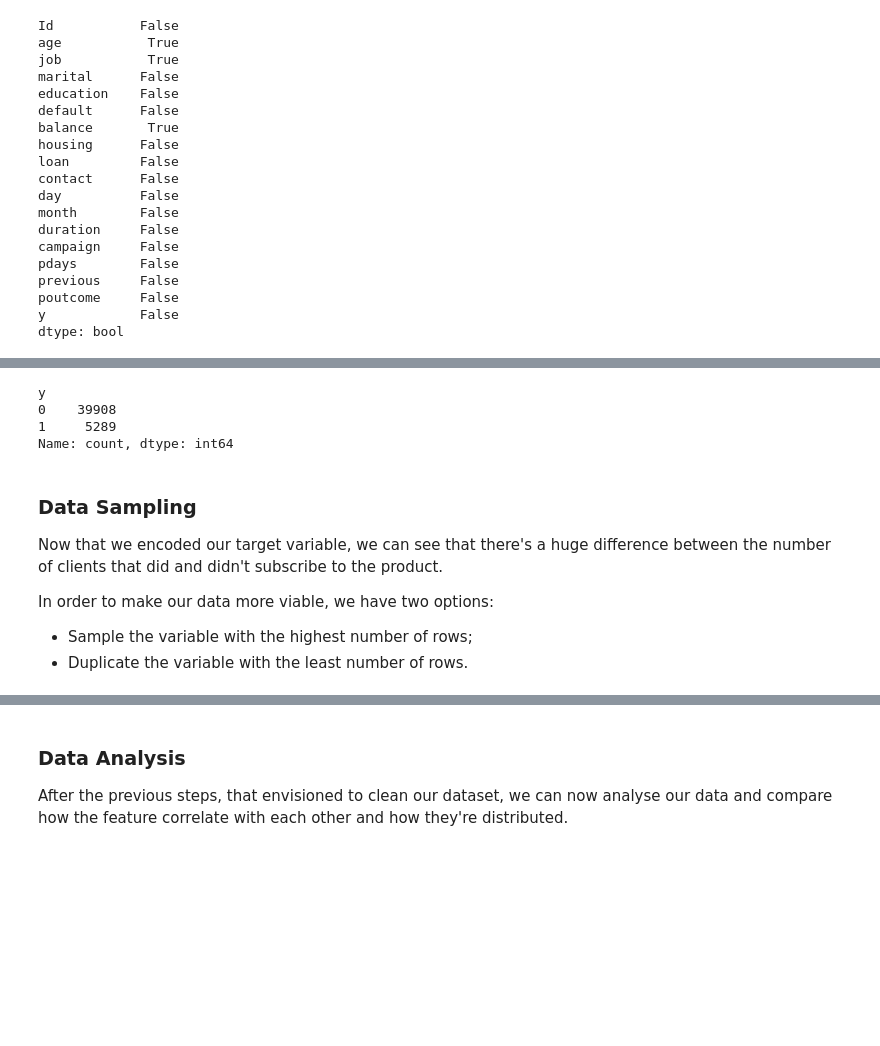
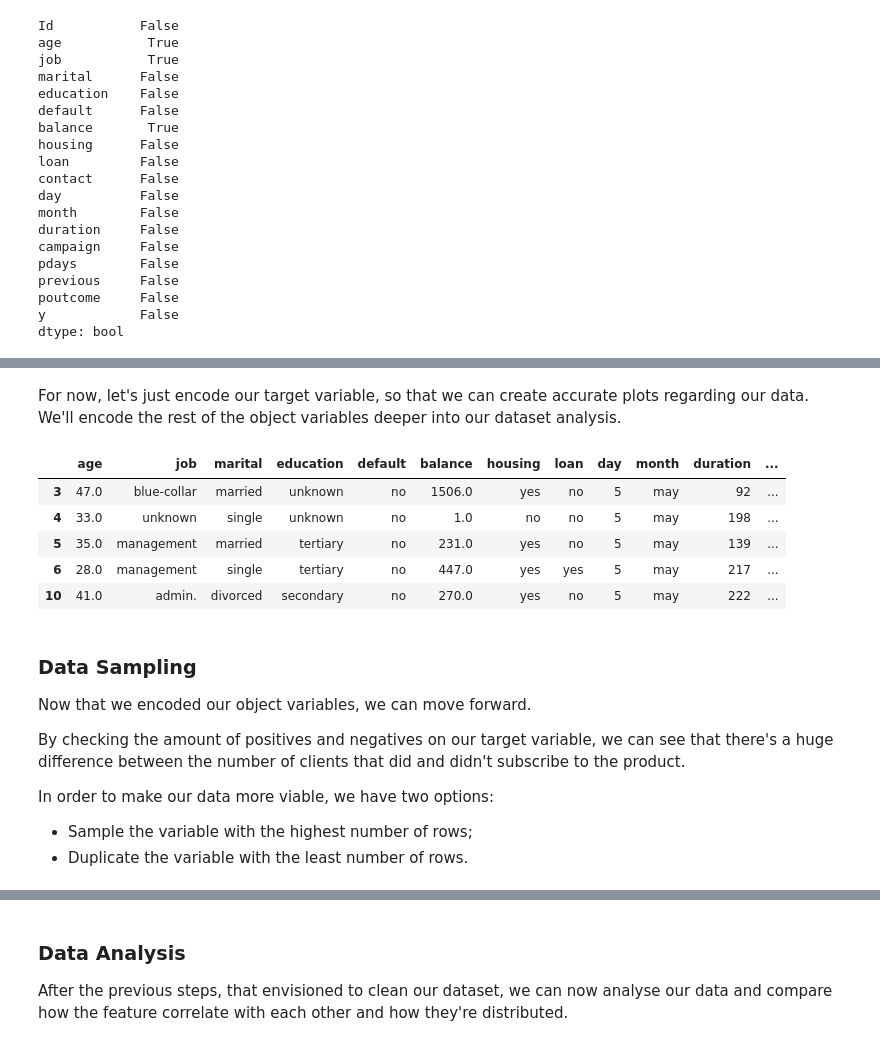
Before and after one commit to goncalo2k/FEUP-BANKRUPT, a Jupyter notebook: src/Bankrupt.ipynb, the cells around one changed output, grey strips where cells are left out. Saved outputs shown, nothing was run; the diff lists cells and outputs as text; code cells hidden in the pictures; blank space fills up the shorter version.

```diff
--- a/src/Bankrupt.ipynb
+++ b/src/Bankrupt.ipynb
@@ -82,18 +144,24 @@ We now need to encode our target variable in order to make it usable in our mode
+# %% [markdown]
+For now, let's just encode our target variable, so that we can create accurate plots regarding our data. We'll encode the rest of the object variables deeper into our dataset analysis.
 # %%
 encoder = LabelEncoder()
 
 df['y'] = encoder.fit_transform(df['y'])
+
 df.head()
-df['y'].value_counts()
 # %% [output]
-y
-0    39908
-1     5289
-Name: count, dtype: int64
+|  | age | job | marital | education | default | balance | housing | loan | day | month | duration | ... |
+| 3 | 47.0 | blue-collar | married | unknown | no | 1506.0 | yes | no | 5 | may | 92 | ... |
+| 4 | 33.0 | unknown | single | unknown | no | 1.0 | no | no | 5 | may | 198 | ... |
+| 5 | 35.0 | management | married | tertiary | no | 231.0 | yes | no | 5 | may | 139 | ... |
+| 6 | 28.0 | management | single | tertiary | no | 447.0 | yes | yes | 5 | may | 217 | ... |
+| 10 | 41.0 | admin. | divorced | secondary | no | 270.0 | yes | no | 5 | may | 222 | ... |
 # %% [markdown]
 ### Data Sampling
 
-Now that we encoded our target variable, we can see that there's a huge difference between the number of clients that did and didn't subscribe to the product.
+Now that we encoded our object variables, we can move forward.
+
+By checking the amount of positives and negatives on our target variable, we can see that there's a huge difference between the number of clients that did and didn't subscribe to the product.
 
 In order to make our data more viable, we have two options:
  - Sample the variable with the highest number of rows;
```
Also changed, not shown: parts of 17 cells of this notebook.
